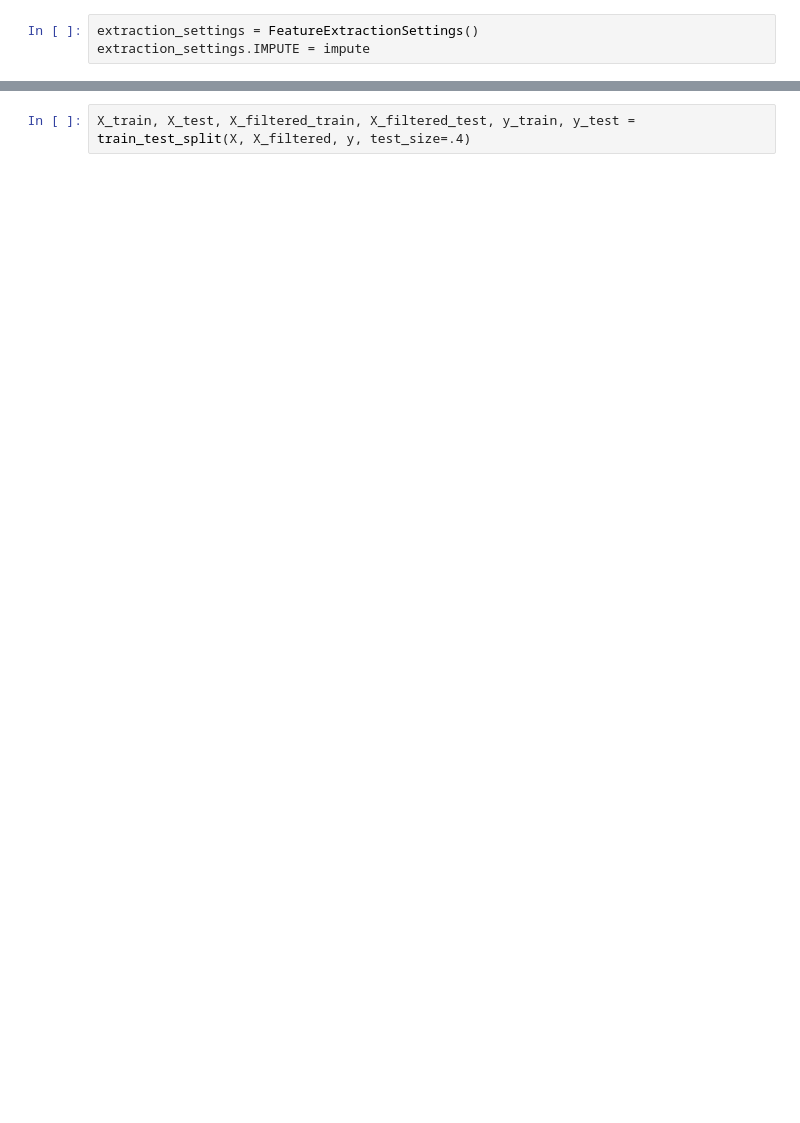
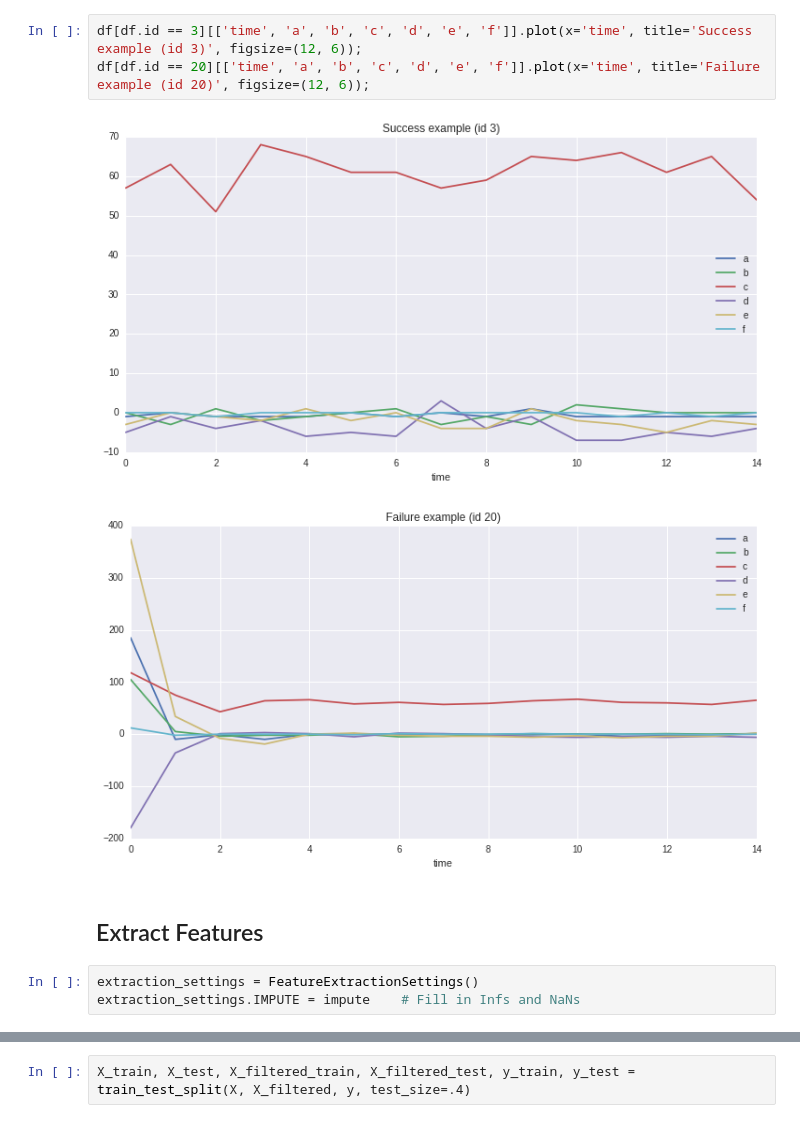
Before and after one commit to blue-yonder/tsfresh, a Jupyter notebook: notebooks/robot_failure_example.ipynb, the cells around one changed output, grey strips where cells are left out. Saved outputs shown, nothing was run; the diff lists cells and outputs as text; blank space fills up the shorter version.

```diff
--- a/notebooks/robot_failure_example.ipynb
+++ b/notebooks/robot_failure_example.ipynb
@@ -14,4 +29,12 @@ df.head()
+# %%
+df[df.id == 3][['time', 'a', 'b', 'c', 'd', 'e', 'f']].plot(x='time', title='Success example (id 3)', figsize=(12, 6));
+df[df.id == 20][['time', 'a', 'b', 'c', 'd', 'e', 'f']].plot(x='time', title='Failure example (id 20)', figsize=(12, 6));
+# %% [output]
+[figure, added]
+[figure, added]
+# %% [markdown]
+## Extract Features
 # %%
 extraction_settings = FeatureExtractionSettings()
-extraction_settings.IMPUTE = impute
+extraction_settings.IMPUTE = impute    # Fill in Infs and NaNs
 # %%
```
Also changed, not shown: parts of 24 cells of this notebook.
